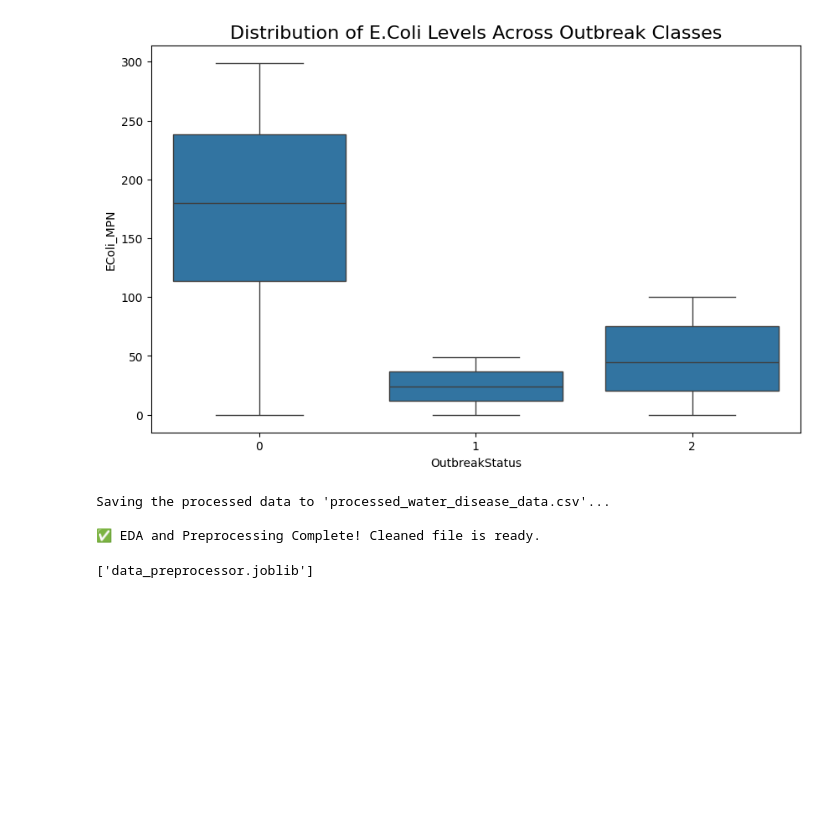
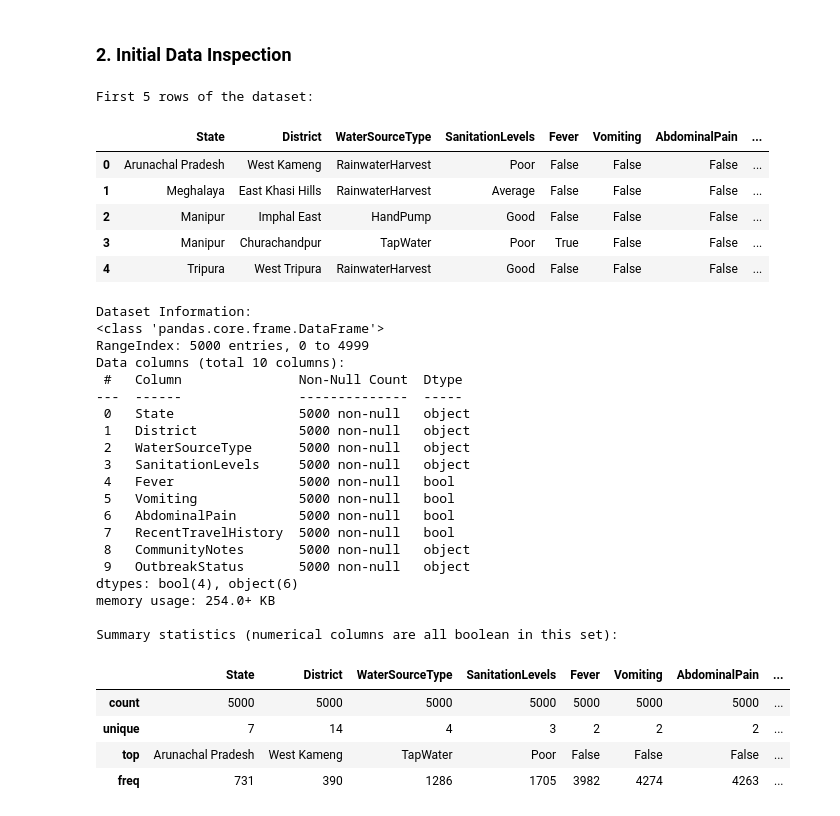
Before and after one commit to taneeshamadhu18/disease-predictor, a Jupyter notebook: backend/ml/notebooks/EDA.ipynb, the cells around one changed output. Cells and saved outputs as stored; diff of their text form; code cells hidden in the pictures; blank space fills up the shorter version.

```diff
--- a/backend/ml/notebooks/EDA.ipynb
+++ b/backend/ml/notebooks/EDA.ipynb
@@ -157,25 +18,42 @@ Generating analysis plots...
-# %%
-# Boxplot for a key PREDICTOR feature
-plt.figure(figsize=(10, 6))
-
-# Replace 'RiskScore' with a feature that still exists, like 'EColi_MPN'
-sns.boxplot(x='OutbreakStatus', y='EColi_MPN', data=df_processed)
-
-plt.title('Distribution of E.Coli Levels Across Outbreak Classes', fontsize=16)
-plt.show()
-# %% [output]
-[figure, removed]
-# %%
-print("Saving the processed data to 'processed_water_disease_data.csv'...")
-df_processed.to_csv('processed_water_disease_data.csv', index=False)
-
-print("\n✅ EDA and Preprocessing Complete! Cleaned file is ready.")
-# %% [output]
-Saving the processed data to 'processed_water_disease_data.csv'...
-
-✅ EDA and Preprocessing Complete! Cleaned file is ready.
-# %%
-import joblib
-joblib.dump(preprocessor, 'data_preprocessor.joblib')
-# %% [output]
-['data_preprocessor.joblib']
+# %% [markdown]
+### 2. Initial Data Inspection
+# %%
+print("First 5 rows of the dataset:")
+display(df.head())
+print("\nDataset Information:")
+df.info()
+print("\nSummary statistics (numerical columns are all boolean in this set):")
+display(df.describe())
+# %% [output]
+First 5 rows of the dataset:
+|  | State | District | WaterSourceType | SanitationLevels | Fever | Vomiting | AbdominalPain | ... |
+| 0 | Arunachal Pradesh | West Kameng | RainwaterHarvest | Poor | False | False | False | ... |
+| 1 | Meghalaya | East Khasi Hills | RainwaterHarvest | Average | False | False | False | ... |
+| 2 | Manipur | Imphal East | HandPump | Good | False | False | False | ... |
+| 3 | Manipur | Churachandpur | TapWater | Poor | True | False | False | ... |
+| 4 | Tripura | West Tripura | RainwaterHarvest | Good | False | False | False | ... |
+Dataset Information:
+<class 'pandas.core.frame.DataFrame'>
+RangeIndex: 5000 entries, 0 to 4999
+Data columns (total 10 columns):
+ #   Column               Non-Null Count  Dtype
+---  ------               --------------  -----
+ 0   State                5000 non-null   object
+ 1   District             5000 non-null   object
+ 2   WaterSourceType      5000 non-null   object
+ 3   SanitationLevels     5000 non-null   object
+ 4   Fever                5000 non-null   bool
+ 5   Vomiting             5000 non-null   bool
+ 6   AbdominalPain        5000 non-null   bool
+ 7   RecentTravelHistory  5000 non-null   bool
+ 8   CommunityNotes       5000 non-null   object
+ 9   OutbreakStatus       5000 non-null   object
+dtypes: bool(4), object(6)
+memory usage: 254.0+ KB
+
+Summary statistics (numerical columns are all boolean in this set):
+|  | State | District | WaterSourceType | SanitationLevels | Fever | Vomiting | AbdominalPain | ... |
+| count | 5000 | 5000 | 5000 | 5000 | 5000 | 5000 | 5000 | ... |
+| unique | 7 | 14 | 4 | 3 | 2 | 2 | 2 | ... |
+| top | Arunachal Pradesh | West Kameng | TapWater | Poor | False | False | False | ... |
+| freq | 731 | 390 | 1286 | 1705 | 3982 | 4274 | 4263 | ... |
```
Also changed, not shown: parts of 24 cells of this notebook, 3 other files.
